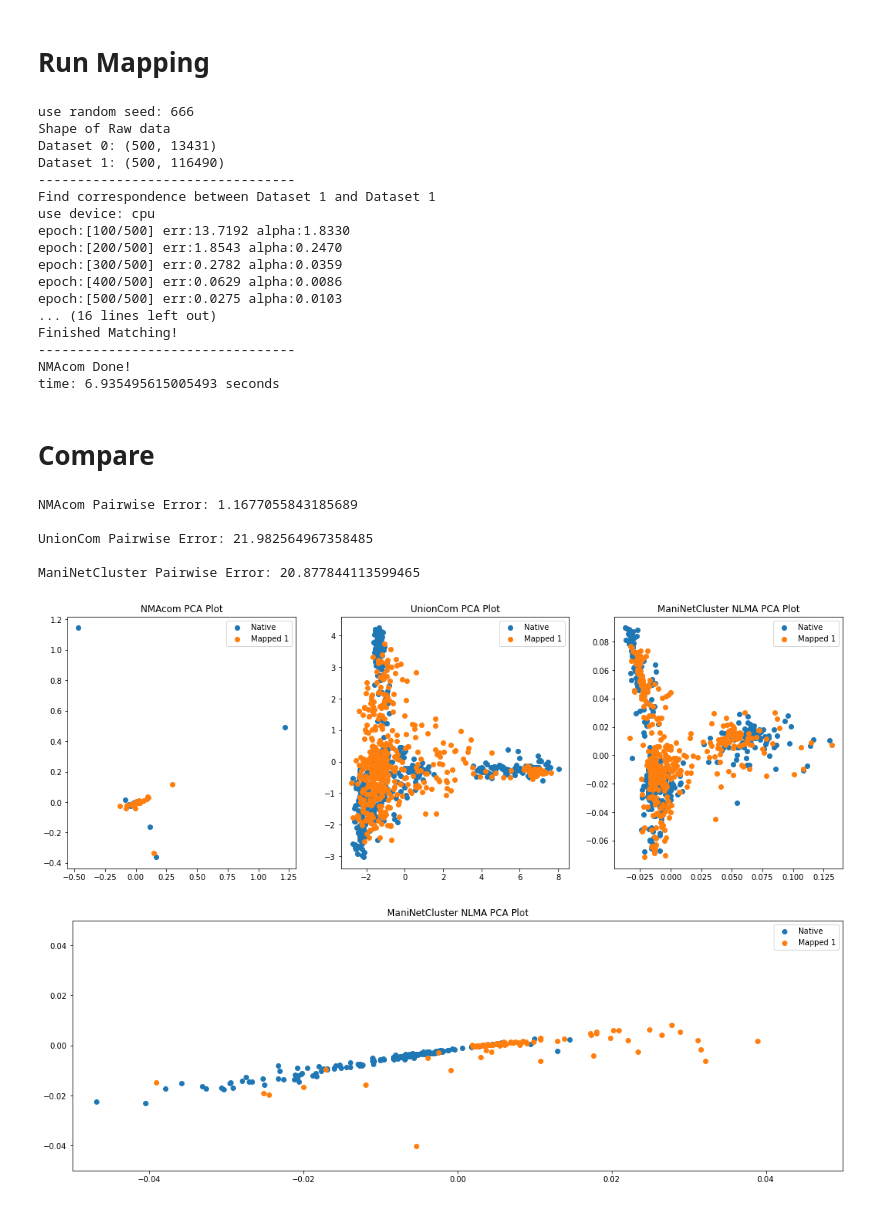
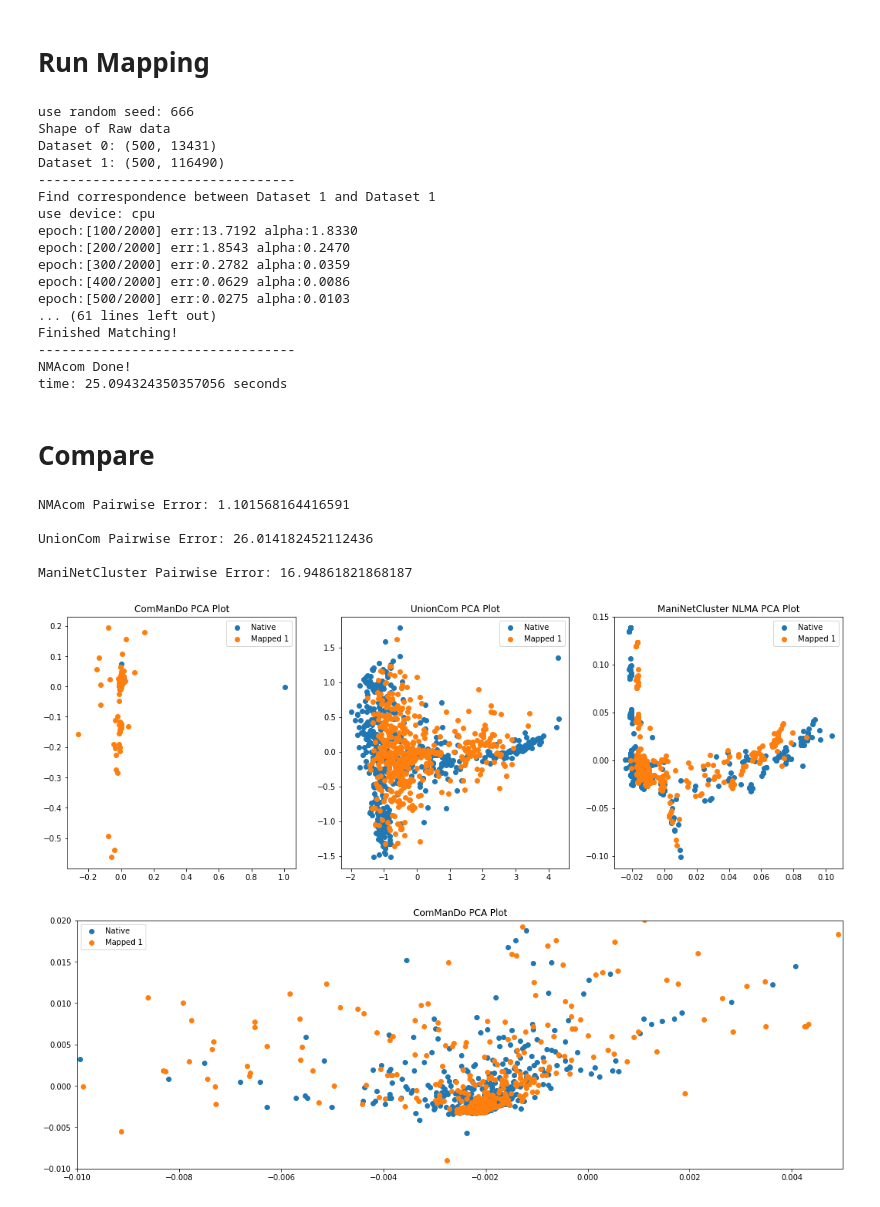
Before and after one commit to Oafish1/JAMIE, a Jupyter notebook: examples/sample_opsca_phase1.ipynb, the cells around one changed output. Drawn from its saved outputs; the diff is of its cells as text; code cells hidden in the pictures.

```diff
--- a/examples/sample_opsca_phase1.ipynb
+++ b/examples/sample_opsca_phase1.ipynb
@@ -54,7 +54,7 @@ commando_out = (
         distance_mode='euclidean',
         gradient_reduction=100,
         gradient_reduction_threshold=.99,
-        epoch_pd=500,
+        epoch_pd=2000,
         log_pd=100,
     )
     .fit_transform([X1, X2])
@@ -67,21 +67,21 @@ Dataset 1: (500, 116490)
 ---------------------------------
 Find correspondence between Dataset 1 and Dataset 1
 use device: cpu
-epoch:[100/500] err:13.7192 alpha:1.8330
-epoch:[200/500] err:1.8543 alpha:0.2470
-epoch:[300/500] err:0.2782 alpha:0.0359
-epoch:[400/500] err:0.0629 alpha:0.0086
-epoch:[500/500] err:0.0275 alpha:0.0103
-... (16 lines left out)
+epoch:[100/2000] err:13.7192 alpha:1.8330
+epoch:[200/2000] err:1.8543 alpha:0.2470
+epoch:[300/2000] err:0.2782 alpha:0.0359
+epoch:[400/2000] err:0.0629 alpha:0.0086
+epoch:[500/2000] err:0.0275 alpha:0.0103
+... (61 lines left out)
 Finished Matching!
 ---------------------------------
 NMAcom Done!
-time: 6.935495615005493 seconds
+time: 25.094324350357056 seconds
 # %% [markdown]
 # Compare
 # %%
 # NMAcom
-print('NMAcom Pairwise Error: ' + str(pairwise_error(*nmacom_out, normalize_by_feature=True)))
+print('NMAcom Pairwise Error: ' + str(pairwise_error(*commando_out, normalize_by_feature=True)))
 print()
 
 # Create dense data
@@ -101,11 +101,11 @@ maninetcluster_out = mmd_combine(X1_dense, X2_dense,
                                  num_dims=2)
 print('ManiNetCluster Pairwise Error: ' + str(pairwise_error(*maninetcluster_out[0], normalize_by_feature=True)))
 # %% [output]
-NMAcom Pairwise Error: 1.1677055843185689
+NMAcom Pairwise Error: 1.101568164416591
 
-UnionCom Pairwise Error: 21.982564967358485
+UnionCom Pairwise Error: 26.014182452112436
 
-ManiNetCluster Pairwise Error: 20.877844113599465
+ManiNetCluster Pairwise Error: 16.94861821868187
 # %%
 mappings = [commando_out, unioncom_out[0], maninetcluster_out[0]]
 names = ['ComManDo', 'UnionCom', 'ManiNetCluster NLMA']
@@ -115,10 +115,10 @@ for i, mapping in enumerate(mappings):
     plt.subplot(1, len(names), i+1)
     alignment_visualize(*mapping, alg_name=names[i])
 # %% [output]
-[figure, old version]
+[figure, new version]
 # %%
 plt.subplots(figsize=(6*len(names), 6))
-plt.axis([-.05, .05, -.05, .05])
-alignment_visualize(*nmacom_out, alg_name=names[i])
+plt.axis([-.01, .005, -.01, .02])
+alignment_visualize(*commando_out, alg_name='ComManDo')
 # %% [output]
-[figure, old version]
+[figure, new version]
```
Also changed, not shown: parts of 1 cell of this notebook.
